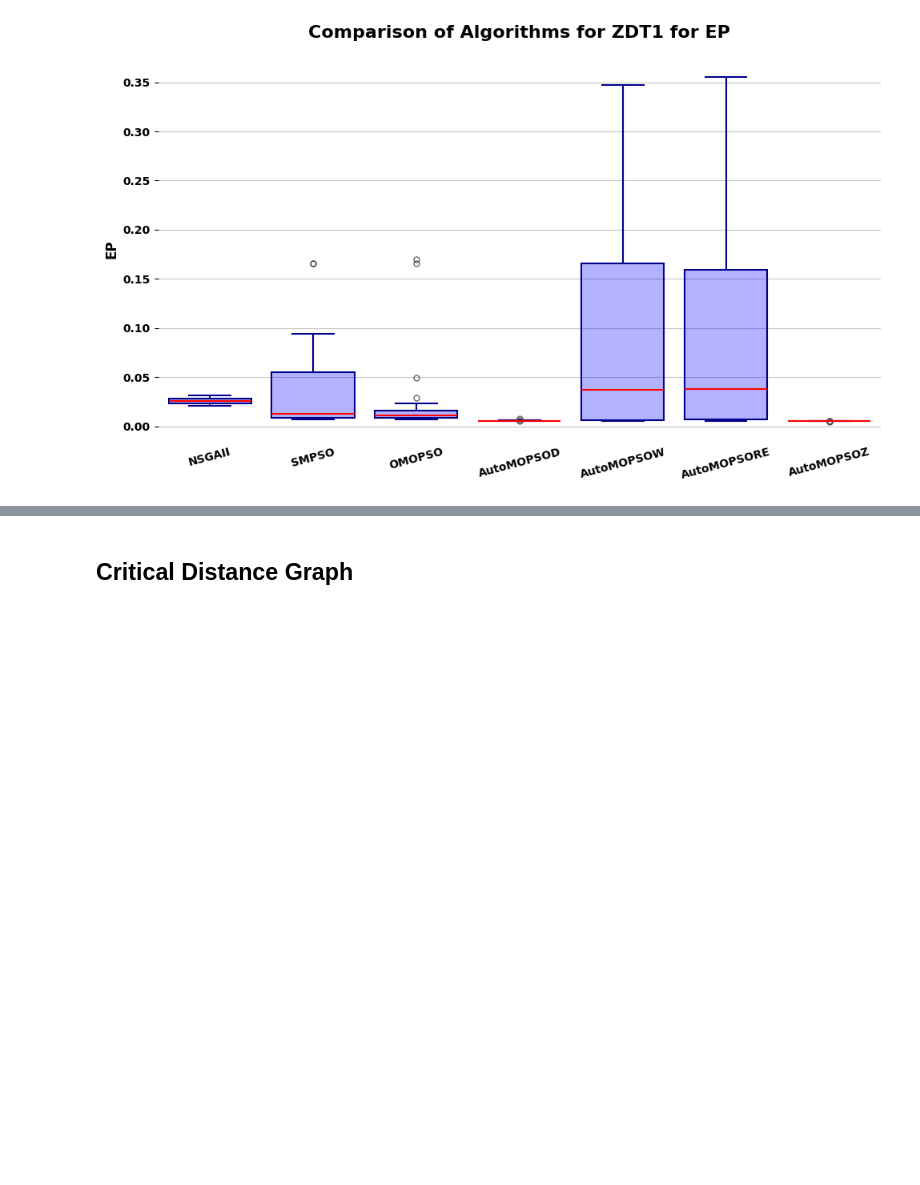
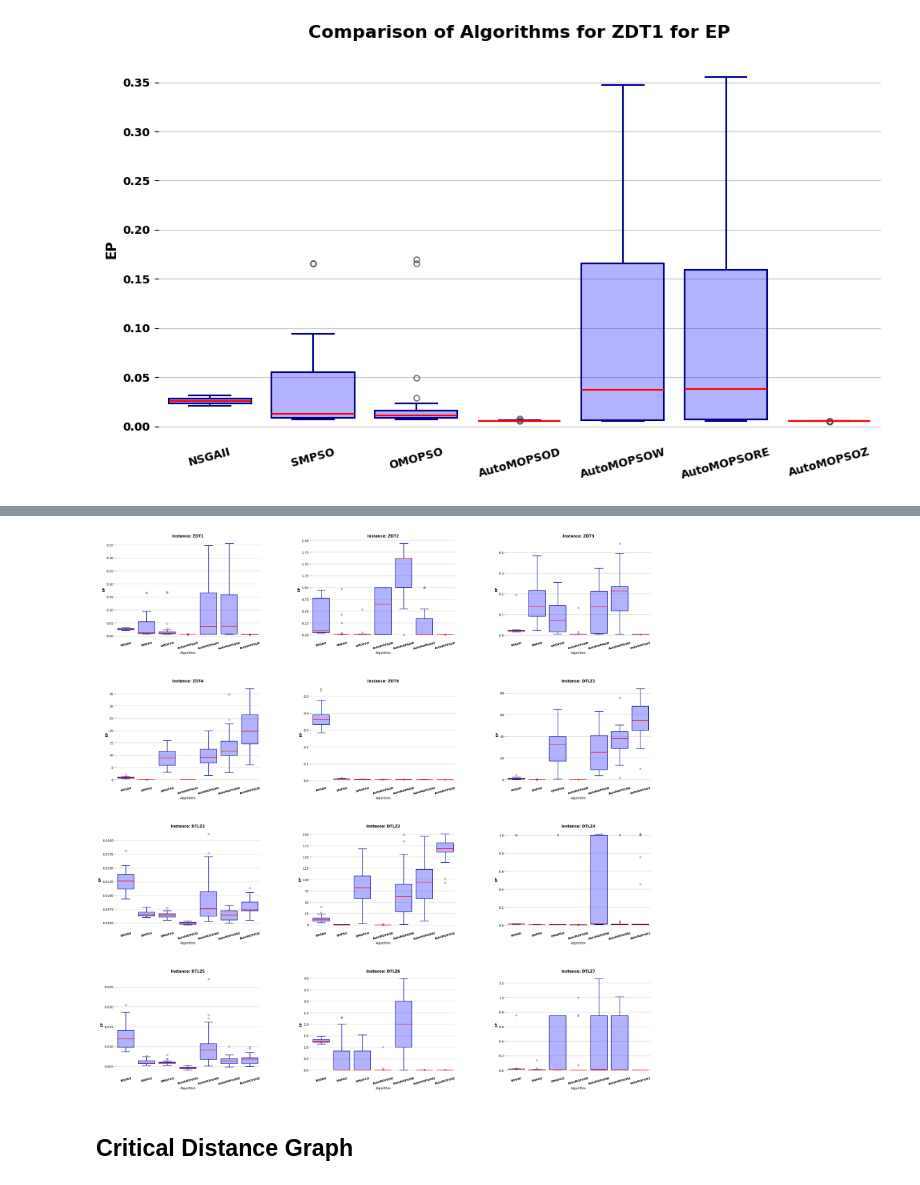
Before and after one commit to jMetal/SAES, a Jupyter notebook: notebooks/SAES_tutorial.ipynb, the cells around one changed output, grey strips where cells are left out. Saved outputs shown, nothing was run; the diff lists cells and outputs as text; code cells hidden in the pictures; blank space fills up the shorter version.

```diff
--- a/notebooks/SAES_tutorial.ipynb
+++ b/notebooks/SAES_tutorial.ipynb
@@ -108,4 +106,5 @@ There are different options to generate this boxplots from least specific to mos
 # %%
-boxplot(experimentData, metrics, 'EP', 'ZDT1', show=True)
+boxplot = Boxplot(experimentData, metrics, 'EP')
+boxplot.show_instance('ZDT1')
 # %% [output]
 [figure]
@@ -133,3 +127,8 @@ plt.show()
+# %%
+# Show all the boxplots for all the instances
+boxplot.show_all_instances()
+# %% [output]
+[figure, added]
 # %% [markdown]
 ## Critical Distance Graph
 # %% [markdown]
```
Also changed, not shown: parts of 12 cells of this notebook, 19 other files.
